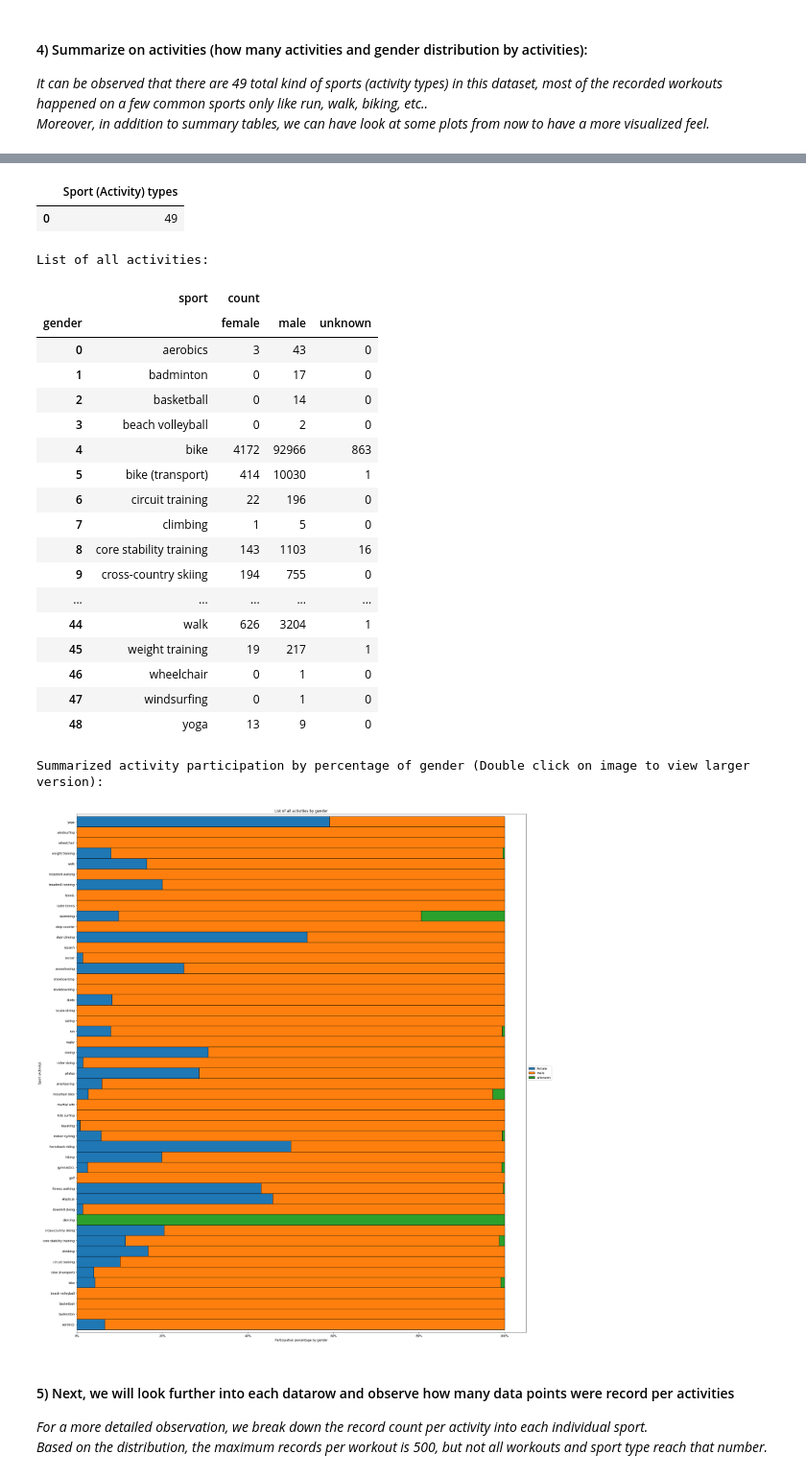
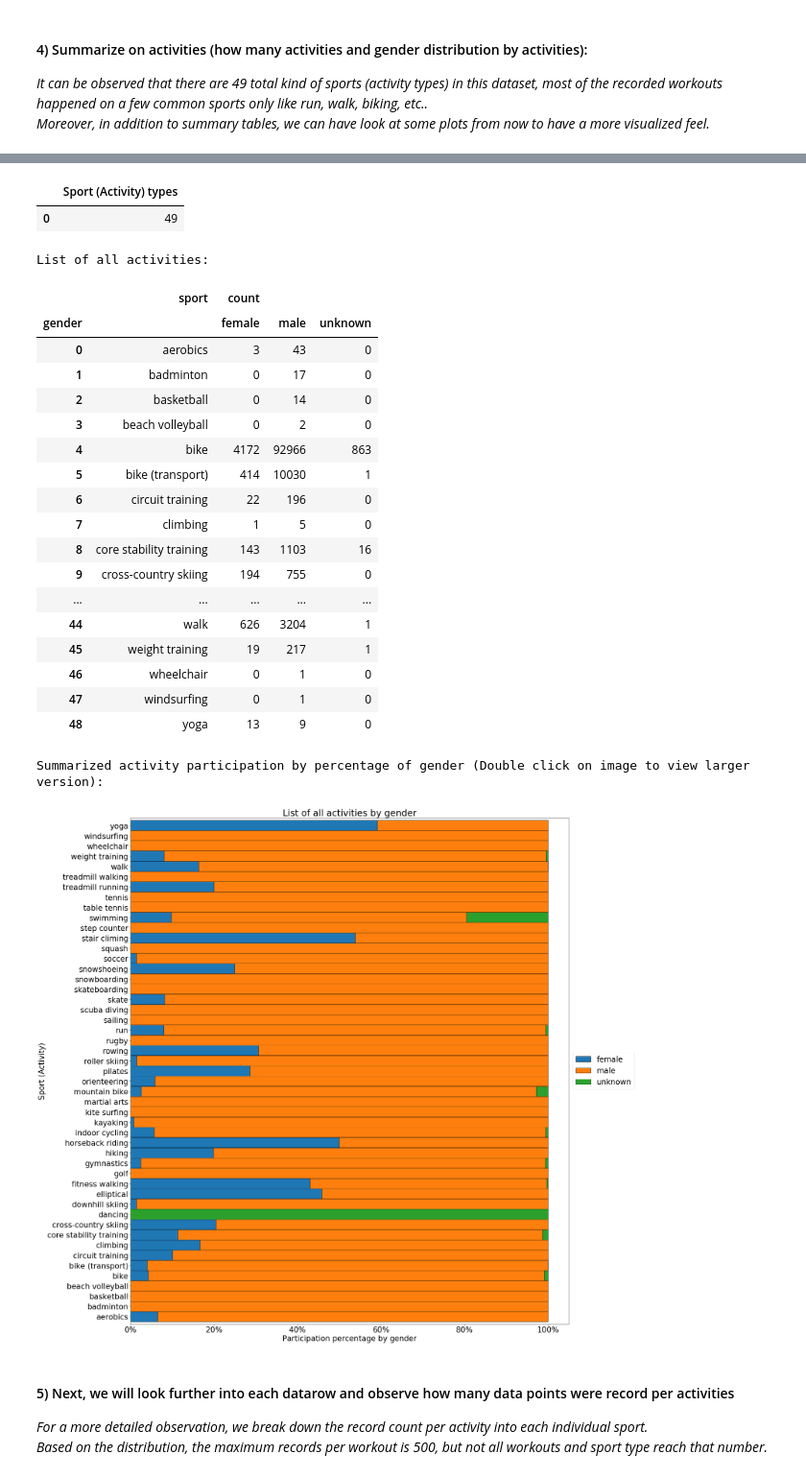
Before and after one commit to TuanTTranCS/concordia-bigdata-project, a Jupyter notebook: BigData_Project_Explore.ipynb, the cells around one changed output, grey strips where cells are left out. Shown at 96% size. Saved outputs shown, nothing was run; the diff lists cells and outputs as text; code cells hidden in the pictures.

```diff
--- a/BigData_Project_Explore.ipynb
+++ b/BigData_Project_Explore.ipynb
@@ -147,7 +145,7 @@ activities_by_gender_sum = activities_by_gender.set_index(['sport','gender']).un
 activities_by_gender_sum
 print('\nSummarized activity participation by percentage of gender (Double click on image to view larger version):')
 fig = plt.figure(figsize=(27, 32))
-grid_size = (1,1)
+grid_size = (1,1);
 
 ax = plt.subplot2grid(grid_size, (0,0), colspan=1, rowspan=1)
 
@@ -156,40 +154,40 @@ ax = plt.subplot2grid(grid_size, (0,0), colspan=1, rowspan=1)
 # source2: https://towardsdatascience.com/a-guide-to-pandas-and-matplotlib-for-data-exploration-56fad95f951c
 plot = activities_by_gender.groupby(['sport', 'gender']).agg(np.mean).groupby(level=0).apply(
     lambda x: 100 * x / x.sum()).unstack().plot(kind='barh', stacked=True, width=1
-                , edgecolor='black', ax=ax, title='List of all activities by gender')
-a= plt.ylabel('Sport (Activity)')
-b= plt.xlabel('Participation percentage by gender')
-c= plt.legend(sorted(activities_by_gender['gender'].unique()), loc='center left', bbox_to_anchor=(1.0, 0.5))
-plt.rcParams.update({'font.size': 26})
+                , edgecolor='black', ax=ax, title='List of all activities by gender');
+a = plt.ylabel('Sport (Activity)');
+b = plt.xlabel('Participation percentage by gender');
+c = plt.legend(sorted(activities_by_gender['gender'].unique()), loc='center left', bbox_to_anchor=(1.0, 0.5));
+d = plt.rcParams.update({'font.size': 26});
 #plt.axes.xaxis.labelpad = 10
 ax = plt.gca()
-f = ax.xaxis.set_major_formatter(mtick.PercentFormatter())
+e = ax.xaxis.set_major_formatter(mtick.PercentFormatter());
 plt.show()
 # %% [output]
 Activity count:
 |  | Sport (Activity) types |
 | 0 | 49 |
 List of all activities:
 |  | sport | count |  |  |
 | gender |  | female | male | unknown |
 | 0 | aerobics | 3 | 43 | 0 |
 | 1 | badminton | 0 | 17 | 0 |
 | 2 | basketball | 0 | 14 | 0 |
 | 3 | beach volleyball | 0 | 2 | 0 |
 | 4 | bike | 4172 | 92966 | 863 |
 | 5 | bike (transport) | 414 | 10030 | 1 |
 | 6 | circuit training | 22 | 196 | 0 |
 | 7 | climbing | 1 | 5 | 0 |
 | 8 | core stability training | 143 | 1103 | 16 |
 | 9 | cross-country skiing | 194 | 755 | 0 |
 | ... | ... | ... | ... | ... |
 | 44 | walk | 626 | 3204 | 1 |
 | 45 | weight training | 19 | 217 | 1 |
 | 46 | wheelchair | 0 | 1 | 0 |
 | 47 | windsurfing | 0 | 1 | 0 |
 | 48 | yoga | 13 | 9 | 0 |
 Summarized activity participation by percentage of gender (Double click on image to view larger version):
-[figure, old version]
+[figure, new version]
 # %% [markdown]
 #### 5) Next, we will look further into each datarow and observe how many data points were record per activities
 *For a more detailed observation, we break down the record count per activity into each individual sport. <br />
```
Also changed, not shown: parts of 10 cells of this notebook.
